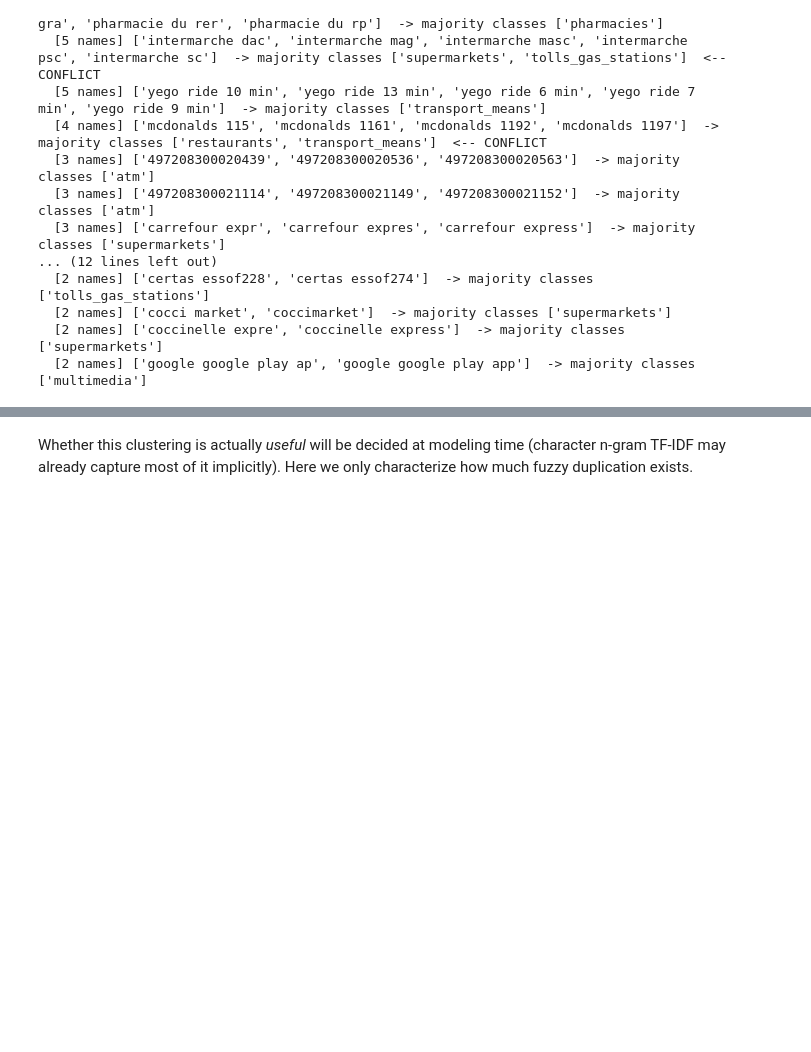
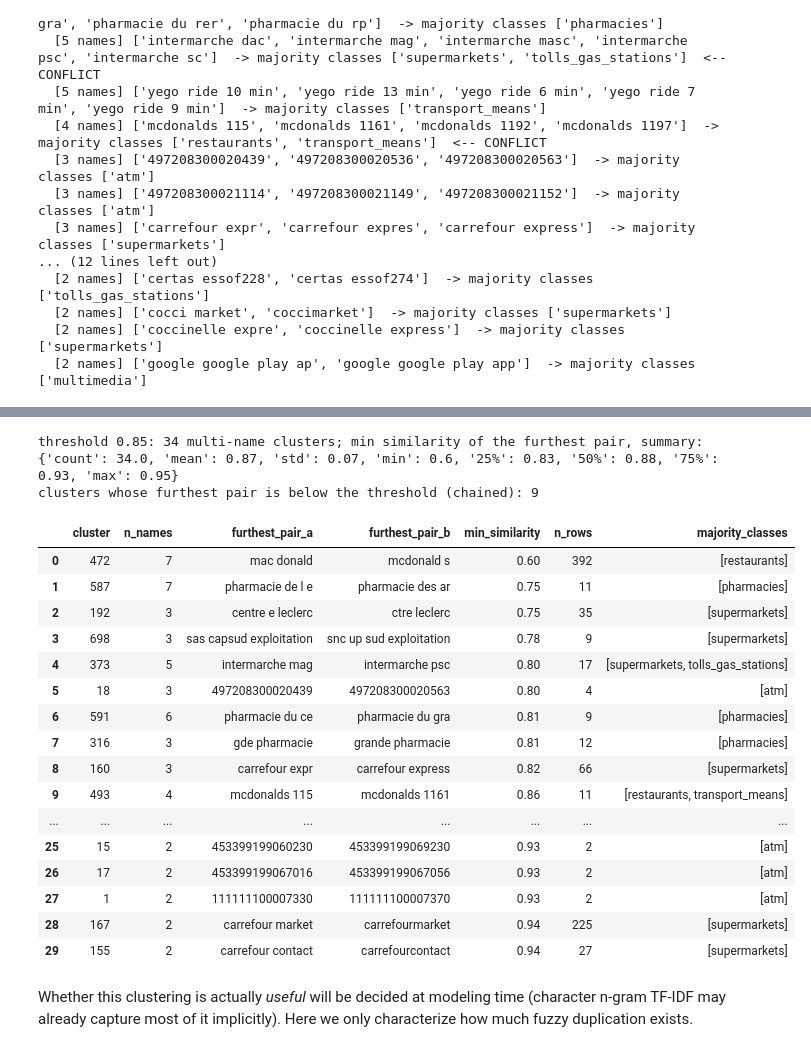
Before and after one commit to jafarpenot/Lydia_task, a Jupyter notebook: notebooks/01_eda.ipynb, the cells around one changed output, grey strips where cells are left out. Saved outputs shown, nothing was run; the diff lists cells and outputs as text; code cells hidden in the pictures; blank space fills up the shorter version.

```diff
--- a/notebooks/01_eda.ipynb
+++ b/notebooks/01_eda.ipynb
@@ -658,3 +743,46 @@ Example clusters with more than one name:
+# %%
+rows = []
+for c in sizes[sizes > 1].index:
+    idx = np.where(labels == c)[0]
+    block = sim[np.ix_(idx, idx)].copy()
+    np.fill_diagonal(block, 1.0)          # ignore self-similarity
+    i, j = np.unravel_index(block.argmin(), block.shape)
+    members = [names[k] for k in idx]
+    rows.append({
+        "cluster": c,
+        "n_names": len(idx),
+        "furthest_pair_a": names[idx[i]],
+        "furthest_pair_b": names[idx[j]],
+        "min_similarity": round(float(block[i, j]), 2),
+        "n_rows": int(df["name_norm"].isin(members).sum()),
+        "majority_classes": sorted(set(name_major[members])),
+    })
+far = pd.DataFrame(rows).sort_values("min_similarity").reset_index(drop=True)
+print(f"threshold {TH}: {len(far)} multi-name clusters; min similarity of the furthest pair, summary:")
+print(far["min_similarity"].describe().round(2).to_dict())
+print("clusters whose furthest pair is below the threshold (chained):", int((far['min_similarity'] < TH).sum()))
+far.head(30)
+# %% [output]
+threshold 0.85: 34 multi-name clusters; min similarity of the furthest pair, summary:
+{'count': 34.0, 'mean': 0.87, 'std': 0.07, 'min': 0.6, '25%': 0.83, '50%': 0.88, '75%': 0.93, 'max': 0.95}
+clusters whose furthest pair is below the threshold (chained): 9
+|  | cluster | n_names | furthest_pair_a | furthest_pair_b | min_similarity | n_rows | majority_classes |
+| 0 | 472 | 7 | mac donald | mcdonald s | 0.60 | 392 | [restaurants] |
+| 1 | 587 | 7 | pharmacie de l e | pharmacie des ar | 0.75 | 11 | [pharmacies] |
+| 2 | 192 | 3 | centre e leclerc | ctre leclerc | 0.75 | 35 | [supermarkets] |
+| 3 | 698 | 3 | sas capsud exploitation | snc up sud exploitation | 0.78 | 9 | [supermarkets] |
+| 4 | 373 | 5 | intermarche mag | intermarche psc | 0.80 | 17 | [supermarkets, tolls_gas_stations] |
+| 5 | 18 | 3 | 497208300020439 | 497208300020563 | 0.80 | 4 | [atm] |
+| 6 | 591 | 6 | pharmacie du ce | pharmacie du gra | 0.81 | 9 | [pharmacies] |
+| 7 | 316 | 3 | gde pharmacie | grande pharmacie | 0.81 | 12 | [pharmacies] |
+| 8 | 160 | 3 | carrefour expr | carrefour express | 0.82 | 66 | [supermarkets] |
+| 9 | 493 | 4 | mcdonalds 115 | mcdonalds 1161 | 0.86 | 11 | [restaurants, transport_means] |
+| ... | ... | ... | ... | ... | ... | ... | ... |
+| 25 | 15 | 2 | 453399199060230 | 453399199069230 | 0.93 | 2 | [atm] |
+| 26 | 17 | 2 | 453399199067016 | 453399199067056 | 0.93 | 2 | [atm] |
+| 27 | 1 | 2 | 111111100007330 | 111111100007370 | 0.93 | 2 | [atm] |
+| 28 | 167 | 2 | carrefour market | carrefourmarket | 0.94 | 225 | [supermarkets] |
+| 29 | 155 | 2 | carrefour contact | carrefourcontact | 0.94 | 27 | [supermarkets] |
 # %% [markdown]
 Whether this clustering is actually *useful* will be decided at modeling time (character n-gram TF-IDF may already capture most
 of it implicitly). Here we only characterize how much fuzzy duplication exists.
```
Also changed, not shown: parts of 20 cells of this notebook.
